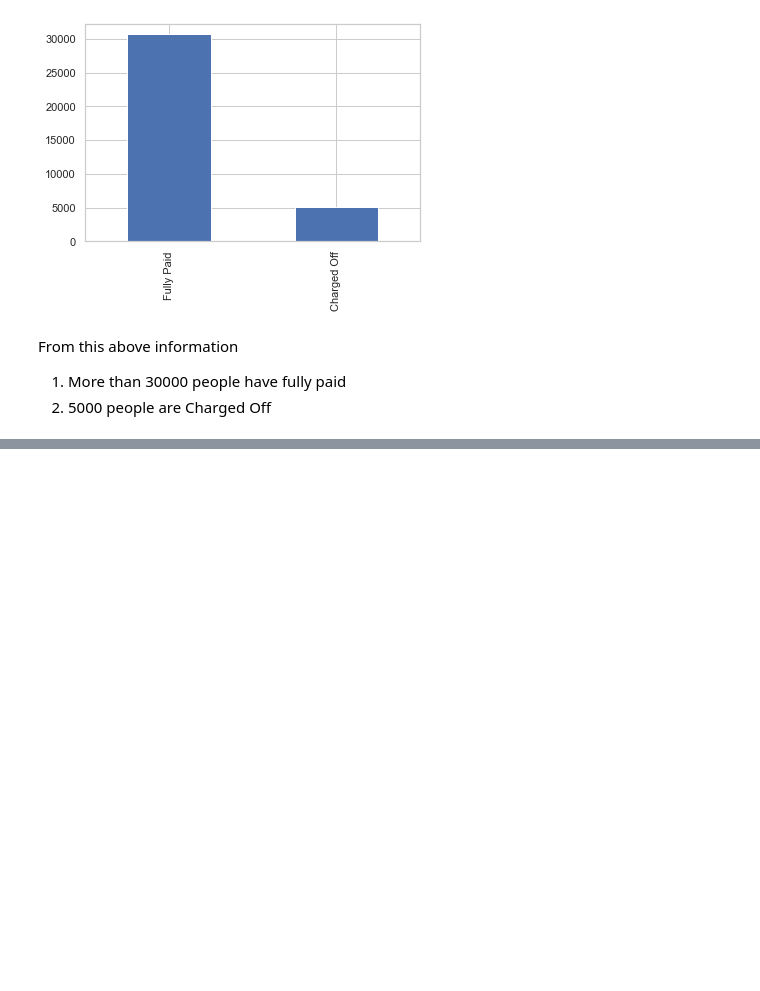
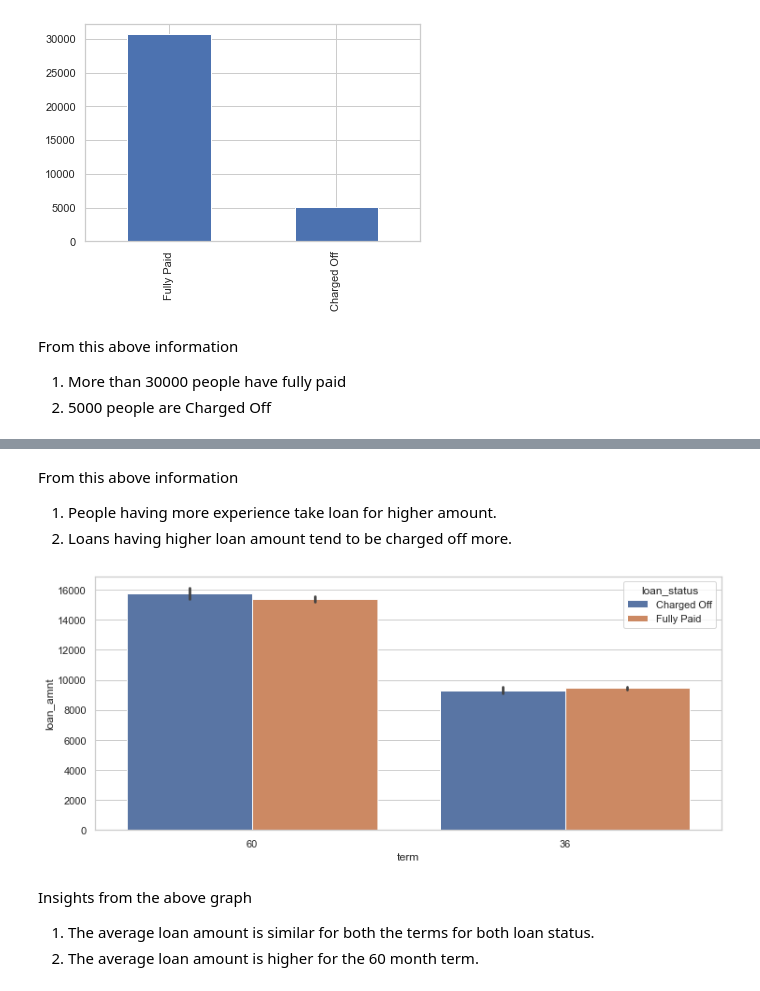
Before and after one commit to Harshulagarwal/LendingClubCaseStudy, a Jupyter notebook: LENDING_CLUB_CASE_STUDY.ipynb, the cells around one changed output, grey strips where cells are left out. Drawn from its saved outputs; the diff is of its cells as text; code cells hidden in the pictures; blank space fills up the shorter version.

```diff
--- a/LENDING_CLUB_CASE_STUDY.ipynb
+++ b/LENDING_CLUB_CASE_STUDY.ipynb
@@ -744,0 +751,14 @@ plt.show()
+# %% [markdown]
+From this above information
+1. People having more experience take loan for higher amount.
+2. Loans having higher loan amount tend to be charged off more.
+# %%
+plt.figure(figsize=(12,5))
+sns.barplot(x="term", y="loan_amnt", hue="loan_status", data=loan)
+plt.show()
+# %% [output]
+[figure, added]
+# %% [markdown]
+Insights from the above graph
+1. The average loan amount is similar for both the terms for both loan status.
+2. The average loan amount is higher for the 60 month term.
```
Also changed, not shown: parts of 100 cells of this notebook.
